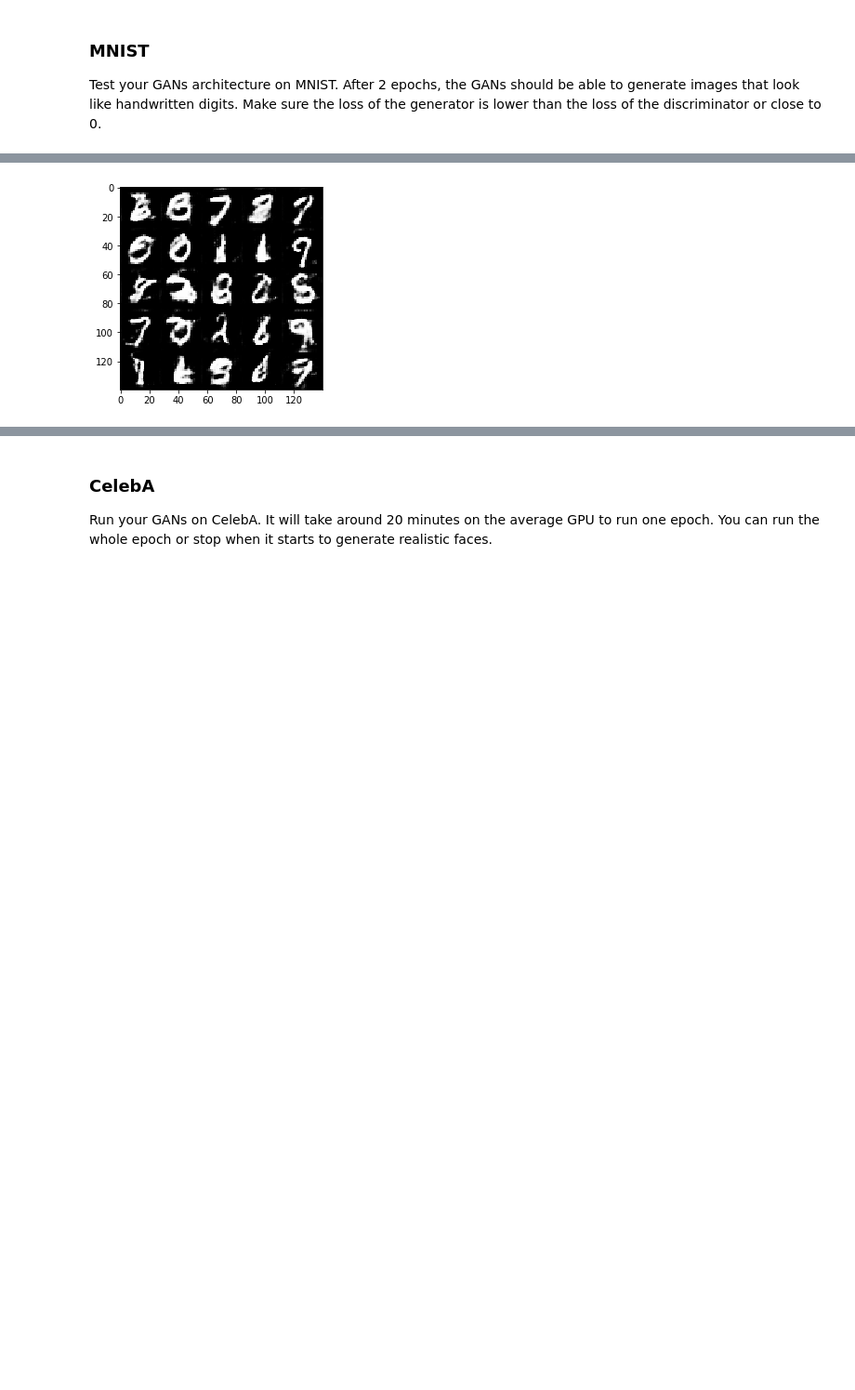
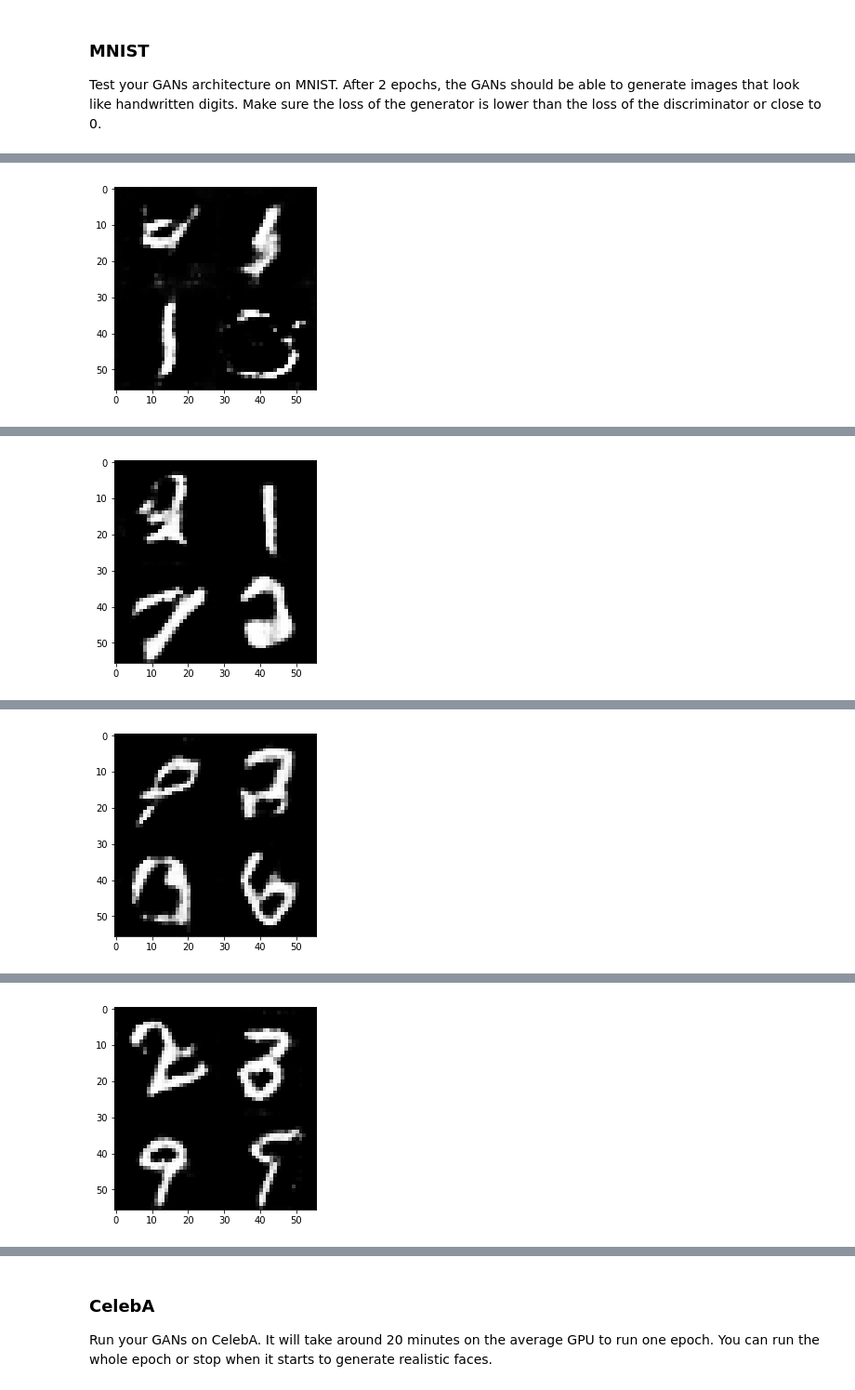
Before and after one commit to aadithya93/my_deepleanring_nd, a Jupyter notebook: face_generation/dlnd_face_generation.ipynb, the cells around one changed output, grey strips where cells are left out. Shown: that part at 93% size. Saved outputs shown, nothing was run; the diff lists cells and outputs as text; code cells hidden in the pictures; blank space fills up the shorter version.

```diff
--- a/face_generation/dlnd_face_generation.ipynb
+++ b/face_generation/dlnd_face_generation.ipynb
@@ -206,17 +204,22 @@ def generator(z, out_channel_dim, is_train=True, alpha=0.2):
         x_out = tf.maximum(alpha*x_norm, x_norm)
         #7*7*512
 
-        x1 = tf.layers.conv2d_transpose(x_out, 256, 5, strides=2, padding='SAME', use_bias=False)
+        x1 = tf.layers.conv2d_transpose(x_out, 256, 5, strides=1, padding='SAME')
         x1_norm = tf.layers.batch_normalization(x1, training=is_train)
         x1_out = tf.maximum(alpha*x1_norm, x1_norm)
-        #14*14*256
+        #7*7*256
 
-        x2 = tf.layers.conv2d_transpose(x1_out, 128, 5, strides=1, padding='SAME', use_bias=False)
+        x2 = tf.layers.conv2d_transpose(x1_out, 128, 5, strides=2, padding='SAME')
         x2_norm = tf.layers.batch_normalization(x2, training=is_train)
         x2_out = tf.maximum(alpha*x2_norm, x2_norm)
         #14*14*128
 
-        logits = tf.layers.conv2d_transpose(x2_out, out_channel_dim, 5, strides=2, padding='SAME')
+        x3 = tf.layers.conv2d_transpose(x2_out, 64, 5, strides=2, padding='SAME')
+        x3_norm = tf.layers.batch_normalization(x3, training=is_train)
+        x3_out = tf.maximum(alpha*x3_norm, x3_norm)
+        #28*28*64
+
+        logits = tf.layers.conv2d_transpose(x3_out, out_channel_dim, 5, strides=1, padding='SAME')
         out = tf.tanh(logits)
         #28*28*out_channel_dim
 
@@ -244,12 +247,13 @@ def model_loss(input_real, input_z, out_channel_dim, alpha=0.2):
     :return: A tuple of (discriminator loss, generator loss)
     """
     # TODO: Implement Function
+    smooth = 0.1
     g_model = generator(input_z, out_channel_dim, is_train=True, alpha=alpha)
     d_model_real, d_logits_real = discriminator(input_real, reuse=False, alpha=alpha)
     d_model_fake, d_logits_fake = discriminator(g_model, reuse=True, alpha=alpha)
 
     d_loss_real = tf.reduce_mean(tf.nn.sigmoid_cross_entropy_with_logits(logits=d_logits_real,
-                                                                         labels=tf.ones_like(d_model_real)))
+                                                                         labels=tf.ones_like(d_model_real)*(1-smooth)))
     d_loss_fake = tf.reduce_mean(tf.nn.sigmoid_cross_entropy_with_logits(logits=d_logits_fake,
                                                                          labels=tf.zeros_like(d_model_fake)))
     g_loss = tf.reduce_mean(tf.nn.sigmoid_cross_entropy_with_logits(logits=d_logits_fake,
@@ -355,7 +359,6 @@ def train(epoch_count, batch_size, z_dim, learning_rate, beta1, get_batches, dat
     d_opt, g_opt = model_opt(d_loss, g_loss, lr, beta1)
 
     steps = 0
-    losses = []
     with tf.Session() as sess:
         sess.run(tf.global_variables_initializer())
         for epoch_i in range(epoch_count):
@@ -367,29 +370,24 @@ def train(epoch_count, batch_size, z_dim, learning_rate, beta1, get_batches, dat
 
                 _ = sess.run(d_opt, feed_dict={input_real: batch_images, input_z:batch_z, lr:learning_rate})
                 _ = sess.run(g_opt, feed_dict={input_real: batch_images, input_z:batch_z, lr:learning_rate})
-                _ = sess.run(d_opt, feed_dict={input_real: batch_images, input_z:batch_z, lr:learning_rate})
-                _ = sess.run(g_opt, feed_dict={input_real: batch_images, input_z:batch_z, lr:learning_rate})
-                _ = sess.run(g_opt, feed_dict={input_real: batch_images, input_z:batch_z, lr:learning_rate})
 
-                if steps % 25 == 0:
+                if steps % 500 == 0:
                     d_train_loss = d_loss.eval({input_real:batch_images, input_z:batch_z})
                     g_train_loss = g_loss.eval({input_z:batch_z})
 
                     print("Epoch {}/{}".format(epoch_i+1, epoch_count),
                           "Discriminator loss: {:.4f}".format(d_train_loss),
                           "Generator loss: {:.4f}".format(g_train_loss))
-                    losses.append((d_train_loss, g_train_loss))
 
-#                 if steps % 100 == 0:
-        show_generator_output(sess, 25, input_z, out_channel_dim, data_image_mode)
+                    _ = show_generator_output(sess, 4, input_z, out_channel_dim, data_image_mode)
 # %% [markdown]
 ### MNIST
 Test your GANs architecture on MNIST.  After 2 epochs, the GANs should be able to generate images that look like handwritten digits.  Make sure the loss of the generator is lower than the loss of the discriminator or close to 0.
 # %%
-batch_size = 64
+batch_size = 32
 z_dim = 100
 learning_rate = 0.0002
-beta1 = 0.9
+beta1 = 0.5
 
 
 """
@@ -422 +404 @@ Epoch 2/2 Discriminator loss: 0.8985 Generator loss: 1.6327
-[figure, old version]
+[figure, new version]
@@ -422,0 +406 @@ Epoch 2/2 Discriminator loss: 0.8985 Generator loss: 1.6327
+[figure, added]
@@ -422,0 +408 @@ Epoch 2/2 Discriminator loss: 0.8985 Generator loss: 1.6327
+[figure, added]
@@ -422,0 +410 @@ Epoch 2/2 Discriminator loss: 0.8985 Generator loss: 1.6327
+[figure, added]
```
Also changed, not shown: parts of 6 cells of this notebook.
